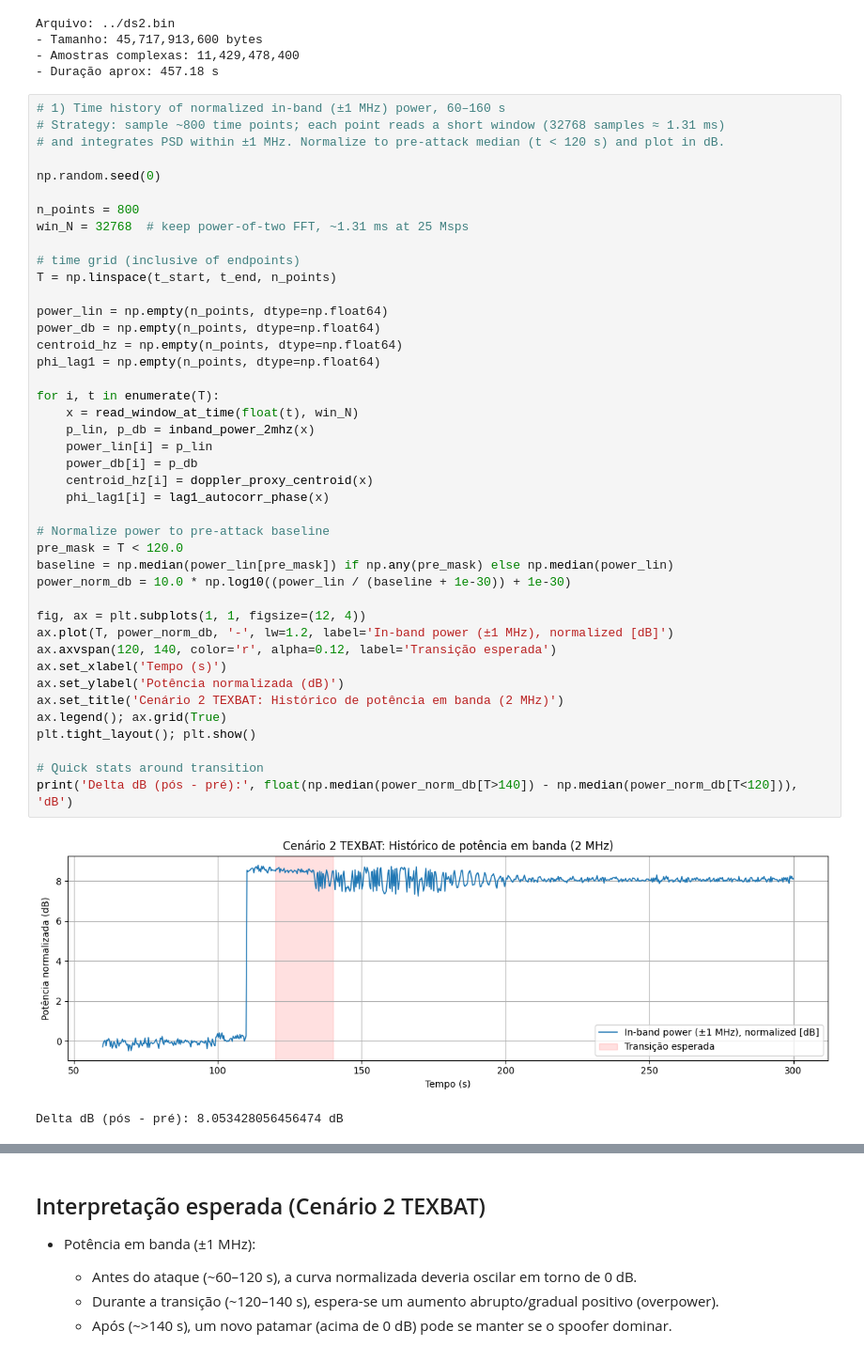
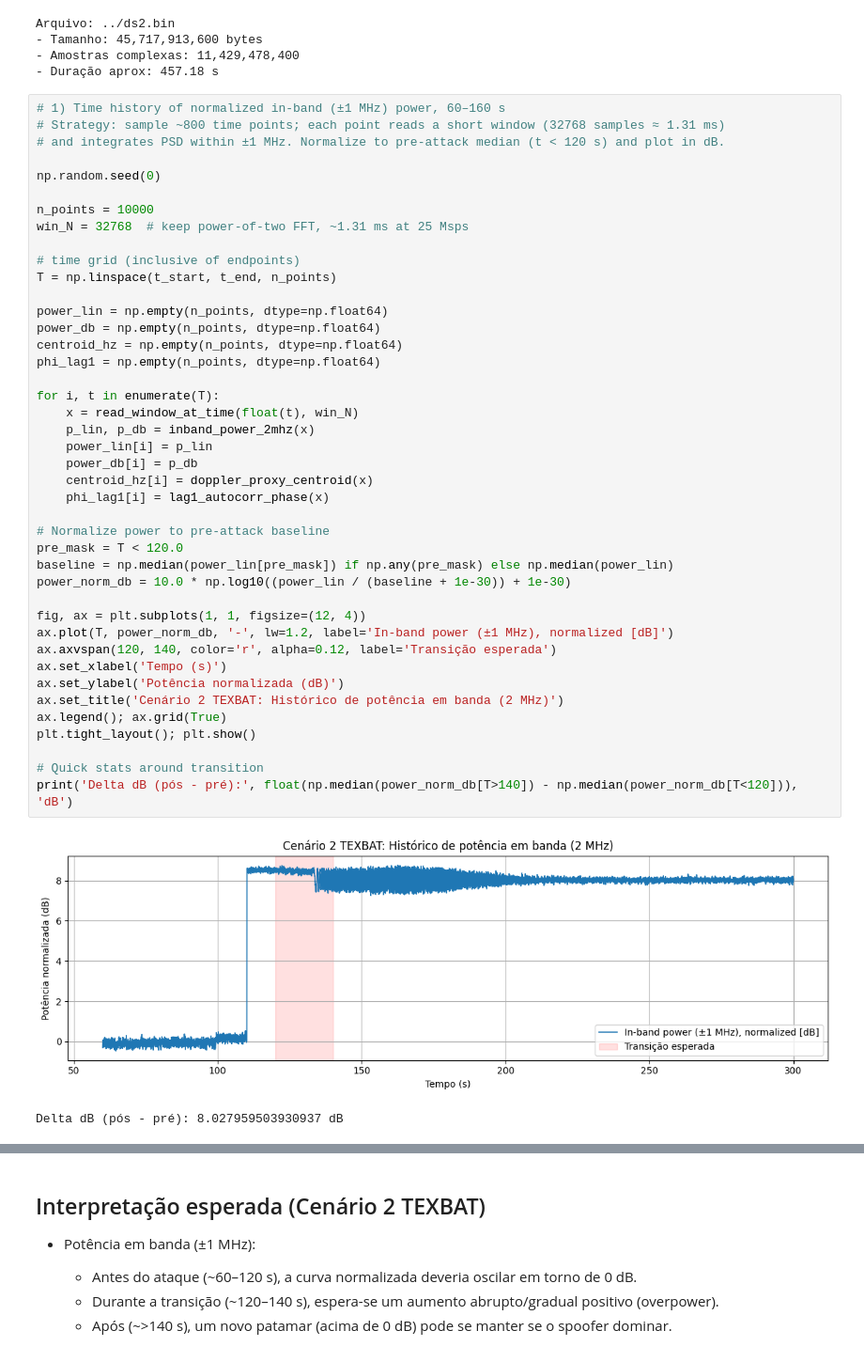
Before and after one commit to ceciliaestelita/GPS-Spoofing-Detection, a Jupyter notebook: codev2.ipynb, the cells around one changed output, grey strips where cells are left out. Shown at 94% size. Drawn from its saved outputs; the diff is of its cells as text.

```diff
--- a/codev2.ipynb
+++ b/codev2.ipynb
@@ -101,7 +101,7 @@ Arquivo: ../ds2.bin
 
 np.random.seed(0)
 
-n_points = 800
+n_points = 10000
 win_N = 32768  # keep power-of-two FFT, ~1.31 ms at 25 Msps
 
 # time grid (inclusive of endpoints)
@@ -110,35 +110,35 @@ T = np.linspace(t_start, t_end, n_points)
 power_lin = np.empty(n_points, dtype=np.float64)
 power_db = np.empty(n_points, dtype=np.float64)
 centroid_hz = np.empty(n_points, dtype=np.float64)
 phi_lag1 = np.empty(n_points, dtype=np.float64)
 
 for i, t in enumerate(T):
     x = read_window_at_time(float(t), win_N)
     p_lin, p_db = inband_power_2mhz(x)
     power_lin[i] = p_lin
     power_db[i] = p_db
     centroid_hz[i] = doppler_proxy_centroid(x)
     phi_lag1[i] = lag1_autocorr_phase(x)
 
 # Normalize power to pre-attack baseline
 pre_mask = T < 120.0
 baseline = np.median(power_lin[pre_mask]) if np.any(pre_mask) else np.median(power_lin)
 power_norm_db = 10.0 * np.log10((power_lin / (baseline + 1e-30)) + 1e-30)
 
 fig, ax = plt.subplots(1, 1, figsize=(12, 4))
 ax.plot(T, power_norm_db, '-', lw=1.2, label='In-band power (±1 MHz), normalized [dB]')
 ax.axvspan(120, 140, color='r', alpha=0.12, label='Transição esperada')
 ax.set_xlabel('Tempo (s)')
 ax.set_ylabel('Potência normalizada (dB)')
 ax.set_title('Cenário 2 TEXBAT: Histórico de potência em banda (2 MHz)')
 ax.legend(); ax.grid(True)
 plt.tight_layout(); plt.show()
 
 # Quick stats around transition
 print('Delta dB (pós - pré):', float(np.median(power_norm_db[T>140]) - np.median(power_norm_db[T<120])), 'dB')
 # %% [output]
-[figure, old version]
+[figure, new version]
-Delta dB (pós - pré): 8.053428056456474 dB
+Delta dB (pós - pré): 8.027959503930937 dB
 # %%
 # 4) Correlation proxy (multi-tap) via short-time autocorrelation
 # We examine autocorrelation over small lags for three times: pre, during, post
```
Also changed, not shown: parts of 8 cells of this notebook, 2 other files.
